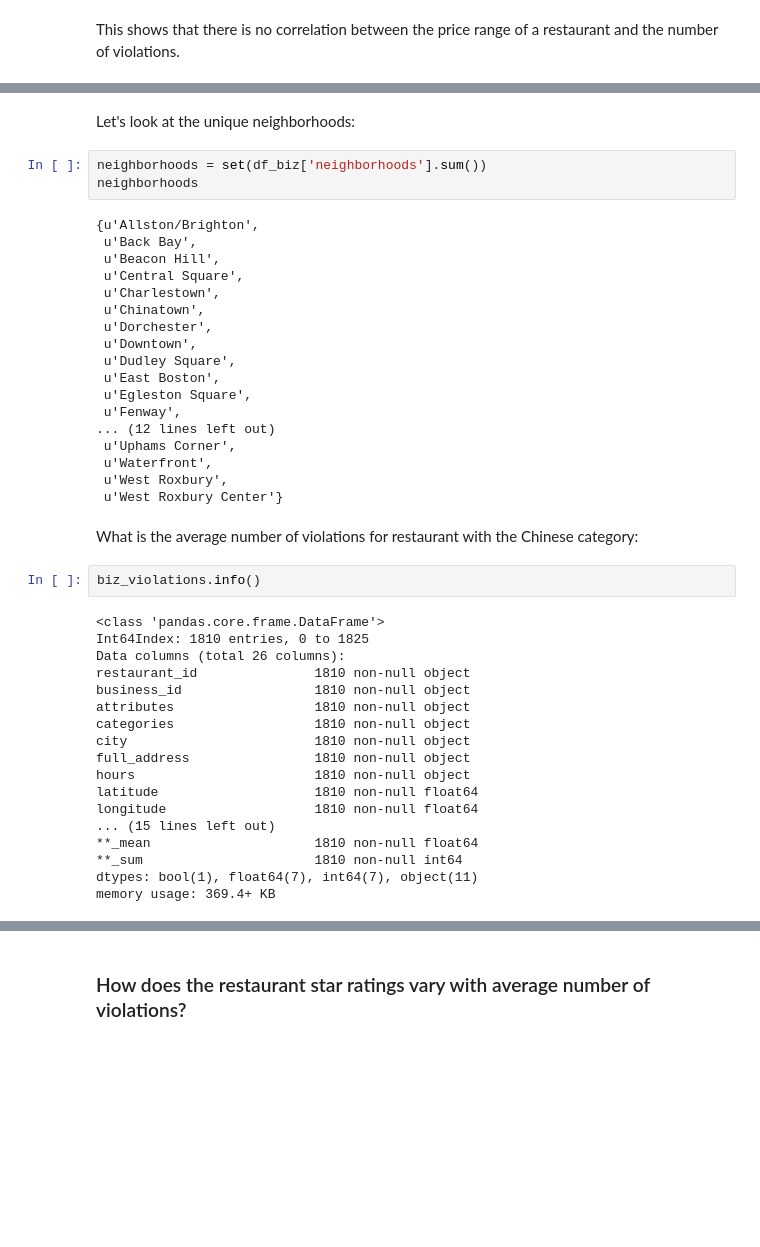
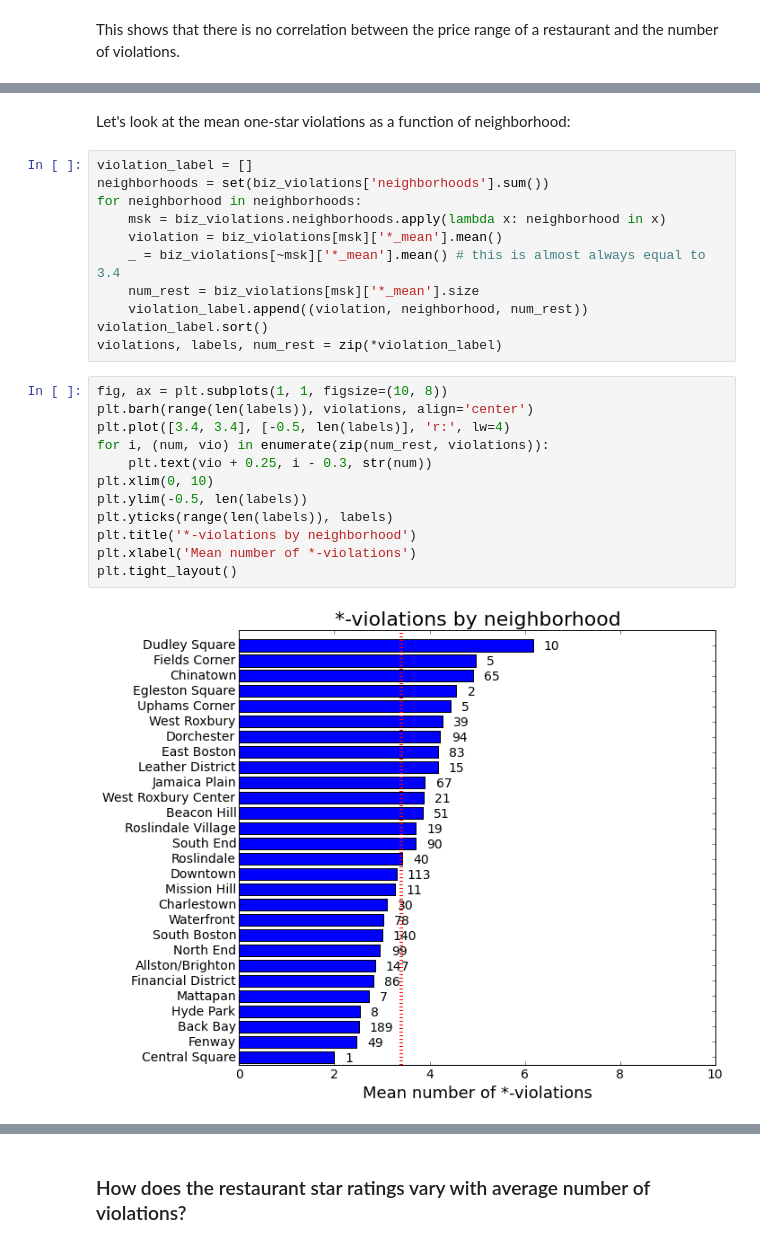
Before and after one commit to jhalverson/data_science, a Jupyter notebook: project_boston_restaurants/part_2_yelp_business_data.ipynb, the cells around one changed output, grey strips where cells are left out. Saved outputs shown, nothing was run; the diff lists cells and outputs as text; blank space fills up the shorter version.

Commit message:
Found important business attributes and categories

```diff
--- a/project_boston_restaurants/part_2_yelp_business_data.ipynb
+++ b/project_boston_restaurants/part_2_yelp_business_data.ipynb
@@ -155,46 +163,28 @@ This shows that there is no correlation between the price range of a restaurant
 # %% [markdown]
-Let's look at the unique neighborhoods:
+Let's look at the mean one-star violations as a function of neighborhood:
-# %%
-neighborhoods = set(df_biz['neighborhoods'].sum())
-neighborhoods
-# %% [output]
-{u'Allston/Brighton',
- u'Back Bay',
- u'Beacon Hill',
- u'Central Square',
- u'Charlestown',
- u'Chinatown',
- u'Dorchester',
- u'Downtown',
- u'Dudley Square',
- u'East Boston',
- u'Egleston Square',
- u'Fenway',
-... (12 lines left out)
- u'Uphams Corner',
- u'Waterfront',
- u'West Roxbury',
- u'West Roxbury Center'}
-# %% [markdown]
-What is the average number of violations for restaurant with the Chinese category:
-# %%
-biz_violations.info()
-# %% [output]
-<class 'pandas.core.frame.DataFrame'>
-Int64Index: 1810 entries, 0 to 1825
-Data columns (total 26 columns):
-restaurant_id               1810 non-null object
-business_id                 1810 non-null object
-attributes                  1810 non-null object
-categories                  1810 non-null object
-city                        1810 non-null object
-full_address                1810 non-null object
-hours                       1810 non-null object
-latitude                    1810 non-null float64
-longitude                   1810 non-null float64
-... (15 lines left out)
-**_mean                     1810 non-null float64
-**_sum                      1810 non-null int64
-dtypes: bool(1), float64(7), int64(7), object(11)
-memory usage: 369.4+ KB
+# %%
+violation_label = []
+neighborhoods = set(biz_violations['neighborhoods'].sum())
+for neighborhood in neighborhoods:
+    msk = biz_violations.neighborhoods.apply(lambda x: neighborhood in x)
+    violation = biz_violations[msk]['*_mean'].mean()
+    _ = biz_violations[~msk]['*_mean'].mean() # this is almost always equal to 3.4
+    num_rest = biz_violations[msk]['*_mean'].size
+    violation_label.append((violation, neighborhood, num_rest))
+violation_label.sort()
+violations, labels, num_rest = zip(*violation_label)
+# %%
+fig, ax = plt.subplots(1, 1, figsize=(10, 8))
+plt.barh(range(len(labels)), violations, align='center')
+plt.plot([3.4, 3.4], [-0.5, len(labels)], 'r:', lw=4)
+for i, (num, vio) in enumerate(zip(num_rest, violations)):
+    plt.text(vio + 0.25, i - 0.3, str(num))
+plt.xlim(0, 10)
+plt.ylim(-0.5, len(labels))
+plt.yticks(range(len(labels)), labels)
+plt.title('*-violations by neighborhood')
+plt.xlabel('Mean number of *-violations')
+plt.tight_layout()
+# %% [output]
+[figure, added]
 # %%
```
Also changed, not shown: parts of 18 cells of this notebook.
